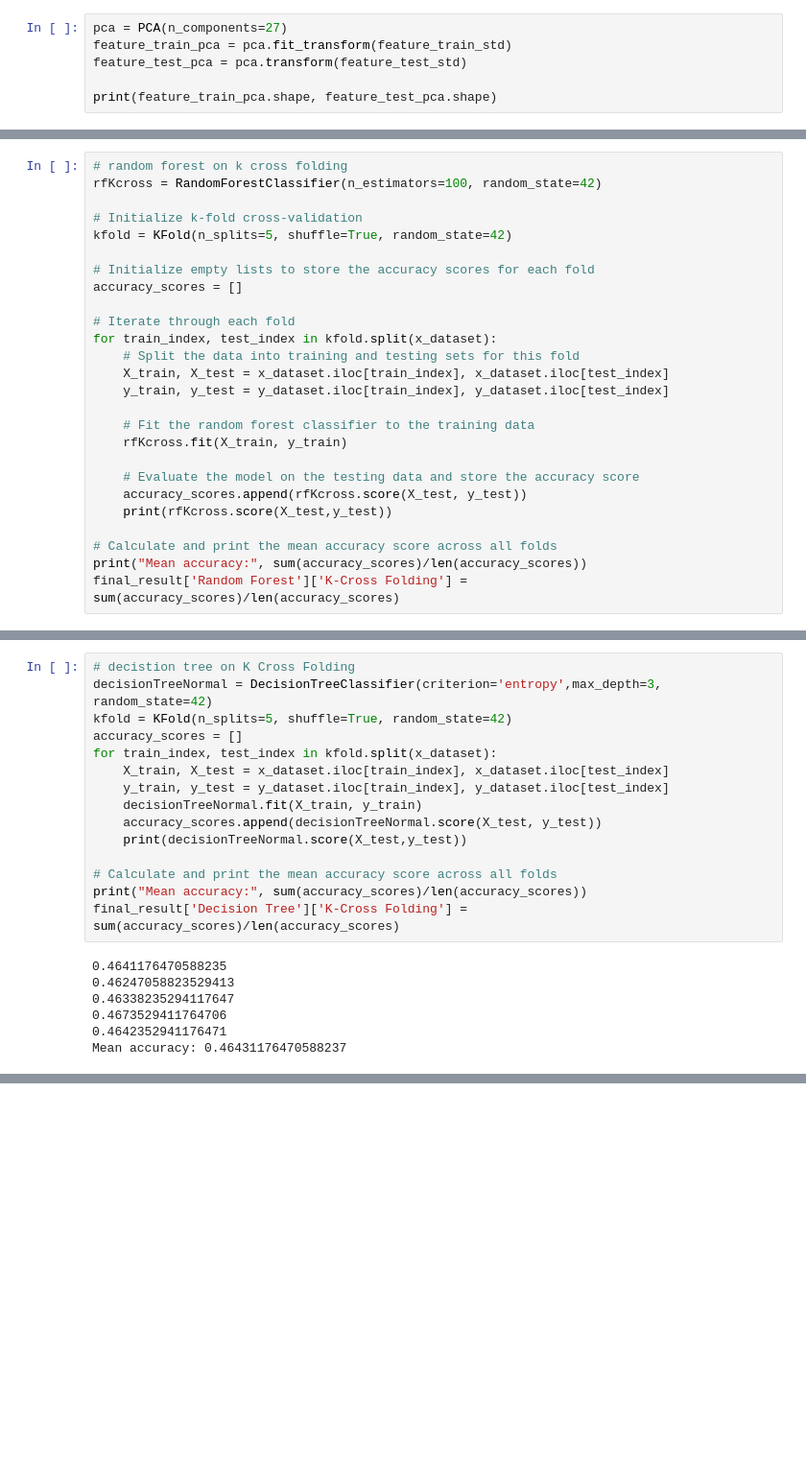
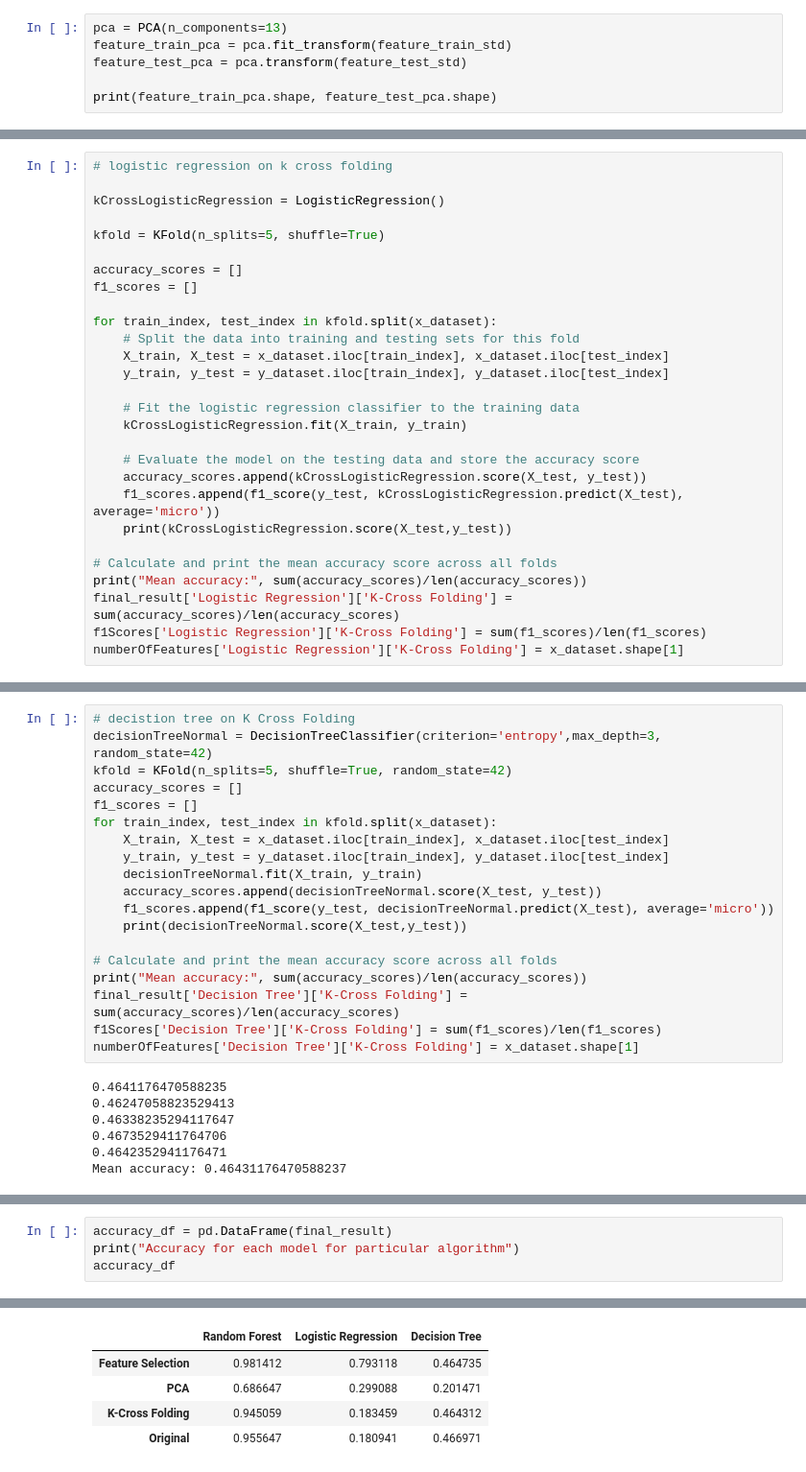
Before and after one commit to kavania2002/protocolNamePrediction, a Jupyter notebook: Code/predict-protocol-name-with-ml.ipynb, the cells around one changed output, grey strips where cells are left out. Shown at 96% size. Cells and saved outputs as stored; diff of their text form; blank space fills up the shorter version.

```diff
--- a/Code/predict-protocol-name-with-ml.ipynb
+++ b/Code/predict-protocol-name-with-ml.ipynb
@@ -314,5 +282,5 @@ We are getting around accuracy of around 0.95 when principal components are 27.
 # %%
-pca = PCA(n_components=27)
+pca = PCA(n_components=13)
 feature_train_pca = pca.fit_transform(feature_train_std)
 feature_test_pca = pca.transform(feature_test_std)
 
@@ -498,29 +449,31 @@ Please also refer to the documentation for alternative solver options:
 # %% [markdown]
 #### K Cross Folding
 # %%
-# random forest on k cross folding
-rfKcross = RandomForestClassifier(n_estimators=100, random_state=42)
+# logistic regression on k cross folding
 
-# Initialize k-fold cross-validation
-kfold = KFold(n_splits=5, shuffle=True, random_state=42)
+kCrossLogisticRegression = LogisticRegression()
 
-# Initialize empty lists to store the accuracy scores for each fold
+kfold = KFold(n_splits=5, shuffle=True)
+
 accuracy_scores = []
+f1_scores = []
 
-# Iterate through each fold
 for train_index, test_index in kfold.split(x_dataset):
     # Split the data into training and testing sets for this fold
     X_train, X_test = x_dataset.iloc[train_index], x_dataset.iloc[test_index]
     y_train, y_test = y_dataset.iloc[train_index], y_dataset.iloc[test_index]
 
-    # Fit the random forest classifier to the training data
-    rfKcross.fit(X_train, y_train)
+    # Fit the logistic regression classifier to the training data
+    kCrossLogisticRegression.fit(X_train, y_train)
 
     # Evaluate the model on the testing data and store the accuracy score
-    accuracy_scores.append(rfKcross.score(X_test, y_test))
-    print(rfKcross.score(X_test,y_test))
+    accuracy_scores.append(kCrossLogisticRegression.score(X_test, y_test))
+    f1_scores.append(f1_score(y_test, kCrossLogisticRegression.predict(X_test), average='micro'))
+    print(kCrossLogisticRegression.score(X_test,y_test))
 
 # Calculate and print the mean accuracy score across all folds
 print("Mean accuracy:", sum(accuracy_scores)/len(accuracy_scores))
-final_result['Random Forest']['K-Cross Folding'] = sum(accuracy_scores)/len(accuracy_scores)
+final_result['Logistic Regression']['K-Cross Folding'] = sum(accuracy_scores)/len(accuracy_scores)
+f1Scores['Logistic Regression']['K-Cross Folding'] = sum(f1_scores)/len(f1_scores)
+numberOfFeatures['Logistic Regression']['K-Cross Folding'] = x_dataset.shape[1]
 # %% [output]
@@ -576,16 +570,20 @@ Accuracy in Decision Tree on PCA: 0.207
 decisionTreeNormal = DecisionTreeClassifier(criterion='entropy',max_depth=3, random_state=42)
 kfold = KFold(n_splits=5, shuffle=True, random_state=42)
 accuracy_scores = []
+f1_scores = []
 for train_index, test_index in kfold.split(x_dataset):
     X_train, X_test = x_dataset.iloc[train_index], x_dataset.iloc[test_index]
     y_train, y_test = y_dataset.iloc[train_index], y_dataset.iloc[test_index]
     decisionTreeNormal.fit(X_train, y_train)
     accuracy_scores.append(decisionTreeNormal.score(X_test, y_test))
+    f1_scores.append(f1_score(y_test, decisionTreeNormal.predict(X_test), average='micro'))
     print(decisionTreeNormal.score(X_test,y_test))
 
 # Calculate and print the mean accuracy score across all folds
 print("Mean accuracy:", sum(accuracy_scores)/len(accuracy_scores))
 final_result['Decision Tree']['K-Cross Folding'] = sum(accuracy_scores)/len(accuracy_scores)
+f1Scores['Decision Tree']['K-Cross Folding'] = sum(f1_scores)/len(f1_scores)
+numberOfFeatures['Decision Tree']['K-Cross Folding'] = x_dataset.shape[1]
 # %% [output]
 0.4641176470588235
 0.46247058823529413
@@ -604,0 +594,5 @@ result_df
+# %%
+accuracy_df = pd.DataFrame(final_result)
+print("Accuracy for each model for particular algorithm")
+accuracy_df
+# %% [output]
@@ -604,0 +600,5 @@ result_df
+|  | Random Forest | Logistic Regression | Decision Tree |
+| Feature Selection | 0.981412 | 0.793118 | 0.464735 |
+| PCA | 0.686647 | 0.299088 | 0.201471 |
+| K-Cross Folding | 0.945059 | 0.183459 | 0.464312 |
+| Original | 0.955647 | 0.180941 | 0.466971 |
```
Also changed, not shown: parts of 28 cells of this notebook.
